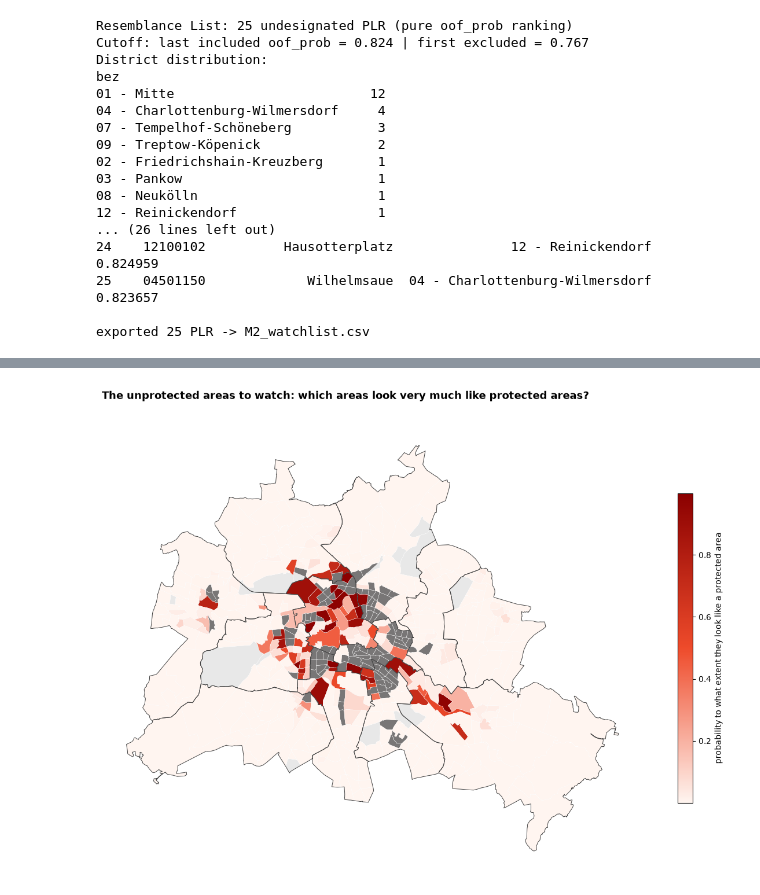
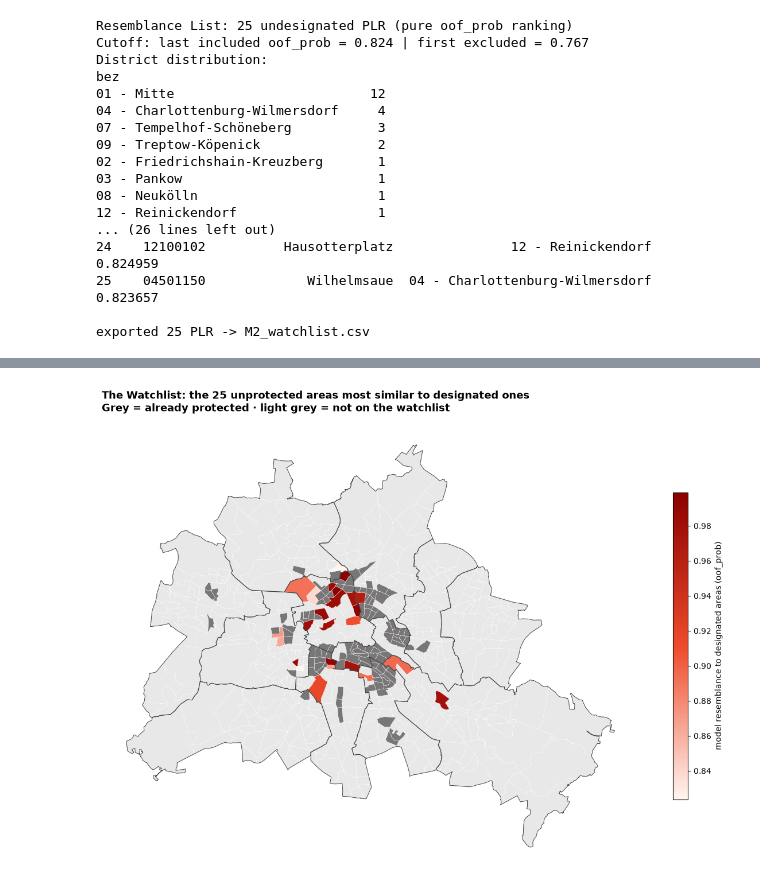
Before and after one commit to mshlg/capstone-kiezkeeper, a Jupyter notebook: notebooks/Module2_classification/NB3_Watchlist.ipynb, the cells around one changed output, grey strips where cells are left out. Drawn from its saved outputs; the diff is of its cells as text; code cells hidden in the pictures.

```diff
--- a/notebooks/Module2_classification/NB3_Watchlist.ipynb
+++ b/notebooks/Module2_classification/NB3_Watchlist.ipynb
@@ -191,35 +223,40 @@ print(f"{len(plot_geo)} geometries | {n_nomatch} without a model row (dropped/un
-# %%
-#plot the map
-#which undesignated PLR most resemble designated ones?
-
-red_cmap = LinearSegmentedColormap.from_list("kiez_red", ["#FFF5F0", "#EE4B2B", "#8B0000"])
-fig, ax = plt.subplots(figsize=(12, 11))
-
-#layer 1: all PLR as light grey base (so dropped + designated areas are visible, not holes)
-plot_geo.plot(ax=ax, color="#e8e8e8", edgecolor="white", linewidth=0.3)
-
-#layer 2: designated PLR in a distinct neutral (already protected — not "urgent")
-plot_geo[plot_geo["y_true"] == 1].plot(
-    ax=ax, color="#787676", edgecolor="white", linewidth=0.3
-)
-#layer 3: undesignated PLR coloured (white -> red)
-plot_geo[undes].plot(
-    ax=ax, cmap=red_cmap, edgecolor="white", linewidth=0.3,
-    legend=True, column="oof_prob", legend_kwds={"label": "probability to what extent they look like a protected area",
-                              "shrink": 0.5}
-)
-
-#Bezirk outlines so the weak-fold districts are locatable
-gdf.dissolve("bez").boundary.plot(ax=ax, color="#444444", linewidth=0.7)
-
-ax.set_title("The unprotected areas to watch: which areas look very much like protected areas?\n",
-             fontsize=13, fontweight="bold", loc="left")
-ax.axis("off")
-plt.tight_layout()
-plt.savefig("../../plots/Module2/M2_watchplot.png", dpi=200, bbox_inches="tight")
-plt.show()
-# %% [output]
-[figure, removed]
+# %%
+#plot the map — the 25-area watchlist
+#only the watchlist areas are coloured; all others stay neutral
+red_cmap = LinearSegmentedColormap.from_list("kiez_red", ["#FFF5F0", "#EE4B2B", "#8B0000"])
+
+wl_ids = set(watchlist["plr_id"])              # the watchlist areas
+is_wl  = plot_geo["plr_id"].isin(wl_ids)       # mask on the geometry frame
+
+fig, ax = plt.subplots(figsize=(12, 11))
+
+#layer 1: all PLR as light grey base
+plot_geo.plot(ax=ax, color="#e8e8e8", edgecolor="white", linewidth=0.3)
+
+#layer 2: designated PLR in a distinct neutral (already protected)
+plot_geo[plot_geo["y_true"] == 1].plot(
+    ax=ax, color="#787676", edgecolor="white", linewidth=0.3
+)
+
+#layer 3: the watchlist areas, shaded by resemblance score
+plot_geo[is_wl].plot(
+    ax=ax, cmap=red_cmap, edgecolor="white", linewidth=0.3,
+    legend=True, column="oof_prob",
+    legend_kwds={"label": "model resemblance to designated areas (oof_prob)", "shrink": 0.5}
+)
+
+#Bezirk outlines so the weak-fold districts are locatable
+gdf.dissolve("bez").boundary.plot(ax=ax, color="#444444", linewidth=0.7)
+
+ax.set_title("The Watchlist: the 25 unprotected areas most similar to designated ones\n"
+             "Grey = already protected · light grey = not on the watchlist",
+             fontsize=13, fontweight="bold", loc="left")
+ax.axis("off")
+plt.tight_layout()
+plt.savefig("../../plots/Module2/M2_watchlist_plot.png", dpi=200, bbox_inches="tight")
+plt.show()
+# %% [output]
+[figure, added]
 # %% [markdown]
 ## Result: Map of the Watchlist
 
```
Also changed, not shown: parts of 17 cells of this notebook, 7 other files.
